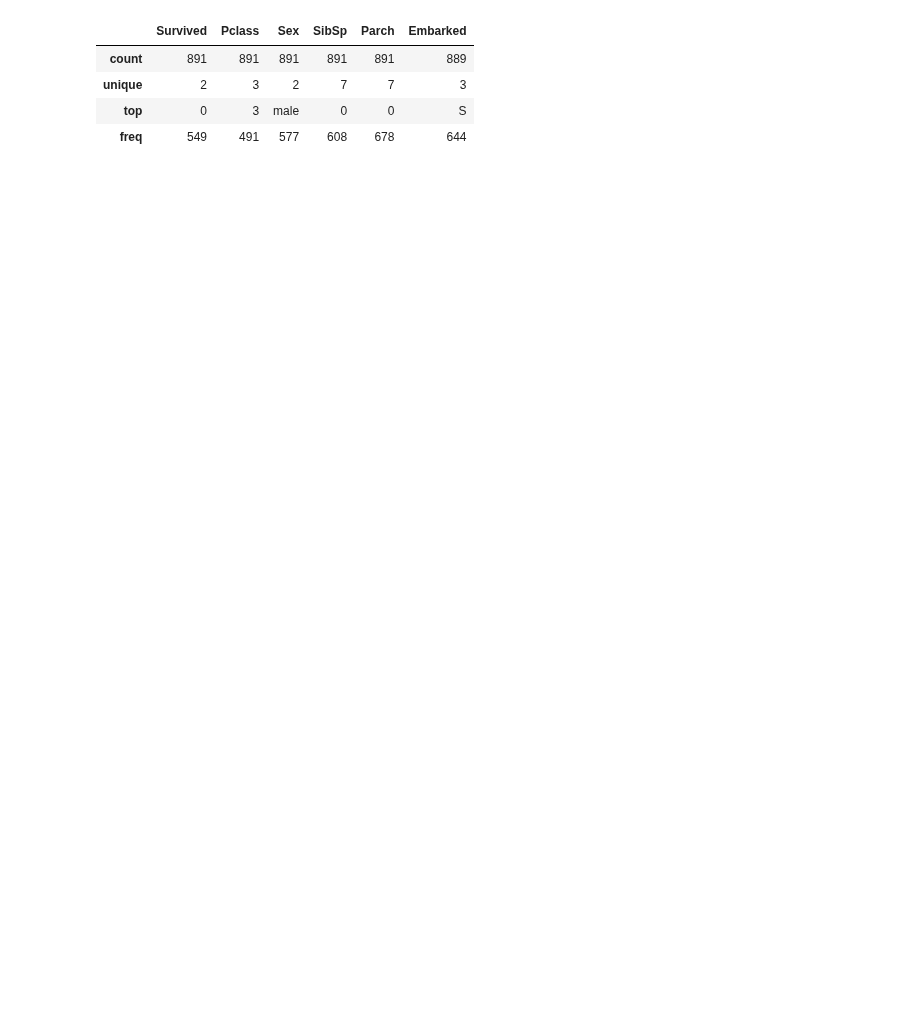
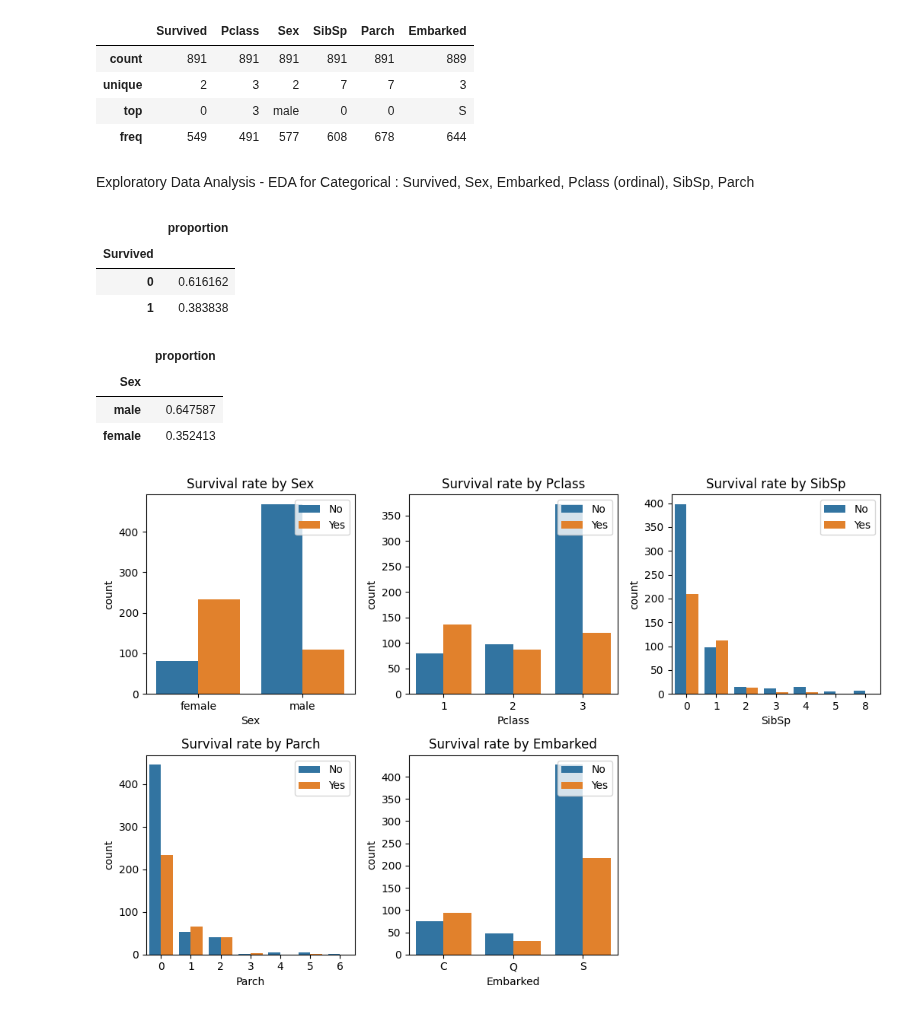
Before and after one commit to Anlh-ogr/Titanic_ML_From_Disaster, a Jupyter notebook: Survival_Prediction.ipynb, the cells around one changed output. Drawn from its saved outputs; the diff is of its cells as text; code cells hidden in the pictures; blank space fills up the shorter version.

Commit message:
Exploratory Data Analysis - EDA P2

```diff
--- a/Survival_Prediction.ipynb
+++ b/Survival_Prediction.ipynb
@@ -42,3 +66,21 @@ df_train.describe(include="category")
 | unique | 2 | 3 | 2 | 7 | 7 | 3 |
 | top | 0 | 3 | male | 0 | 0 | S |
 | freq | 549 | 491 | 577 | 608 | 678 | 644 |
+# %% [markdown]
+Exploratory Data Analysis - EDA for Categorical : Survived, Sex, Embarked, Pclass (ordinal), SibSp, Parch
+# %%
+df_train["Survived"].value_counts().to_frame()
+df_train["Survived"].value_counts(normalize=True).to_frame()
+# %% [output]
+|  | proportion |
+| Survived |  |
+| 0 | 0.616162 |
+| 1 | 0.383838 |
+# %%
+df_train["Sex"].value_counts().to_frame()
+df_train["Sex"].value_counts(normalize=True).to_frame()
+# %% [output]
+|  | proportion |
+| Sex |  |
+| male | 0.647587 |
+| female | 0.352413 |
@@ -44,0 +90,20 @@ df_train.describe(include="category")
+# %%
+colums = ["Sex", "Pclass", "SibSp", "Parch", "Embarked"]
+rows = 2
+cols = 3
+
+fig, axs = plt.subplots(rows, cols, figsize=(cols*3.5, rows*3.5))
+for r_row in range(rows):
+    for c_col in range(cols):
+        i = r_row * cols + c_col
+        if i < len(colums):
+            ax_i = axs[r_row, c_col]
+            sns.countplot(data=df_train, x=colums[i], hue="Survived", ax=ax_i)
+            ax_i.set_title(f"Survival rate by {colums[i]}")
+            ax_i.legend(title="", loc="upper right", labels=["No", "Yes"])
+
+axs.flat[-1].set_visible(False) # Hide the last subplot.
+plt.tight_layout()              # Adjust the layout.
+plt.show()
+# %% [output]
+[figure, added]
```
Also changed, not shown: parts of 9 cells of this notebook.
